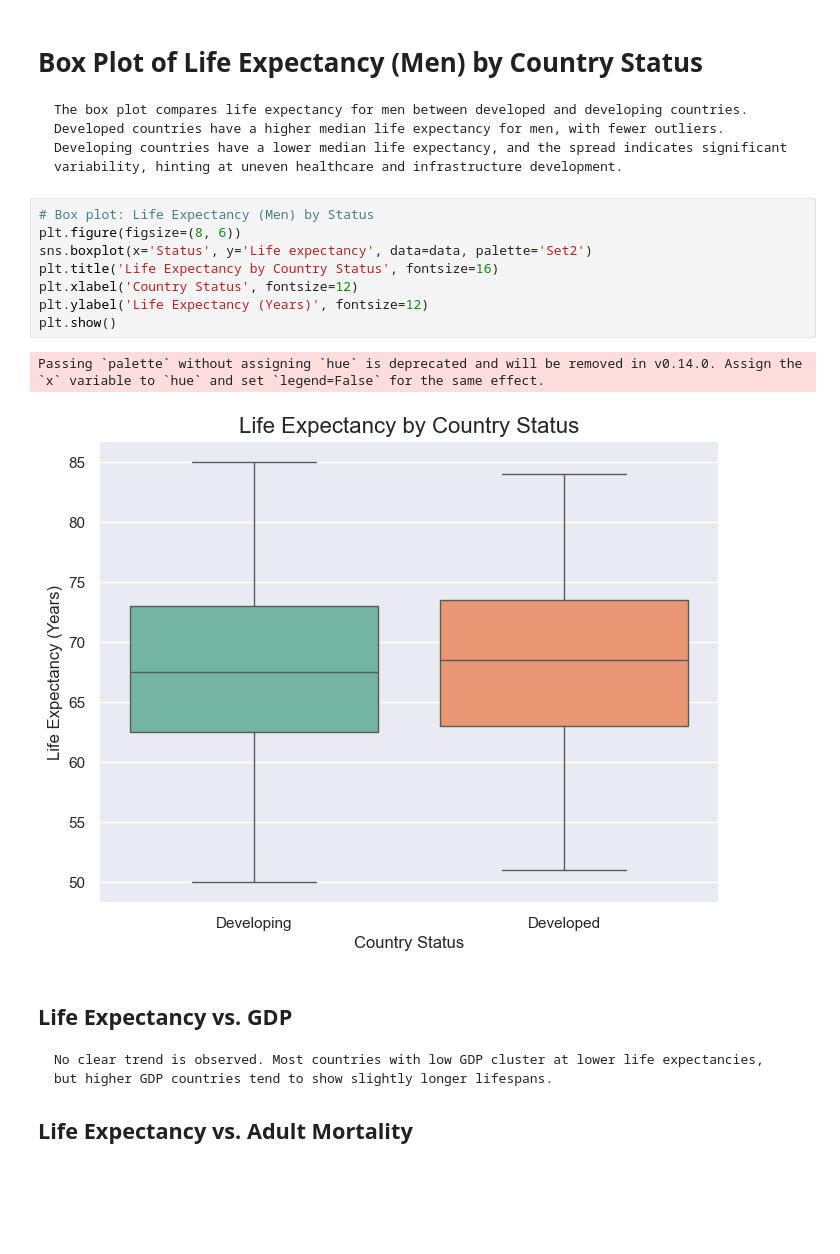
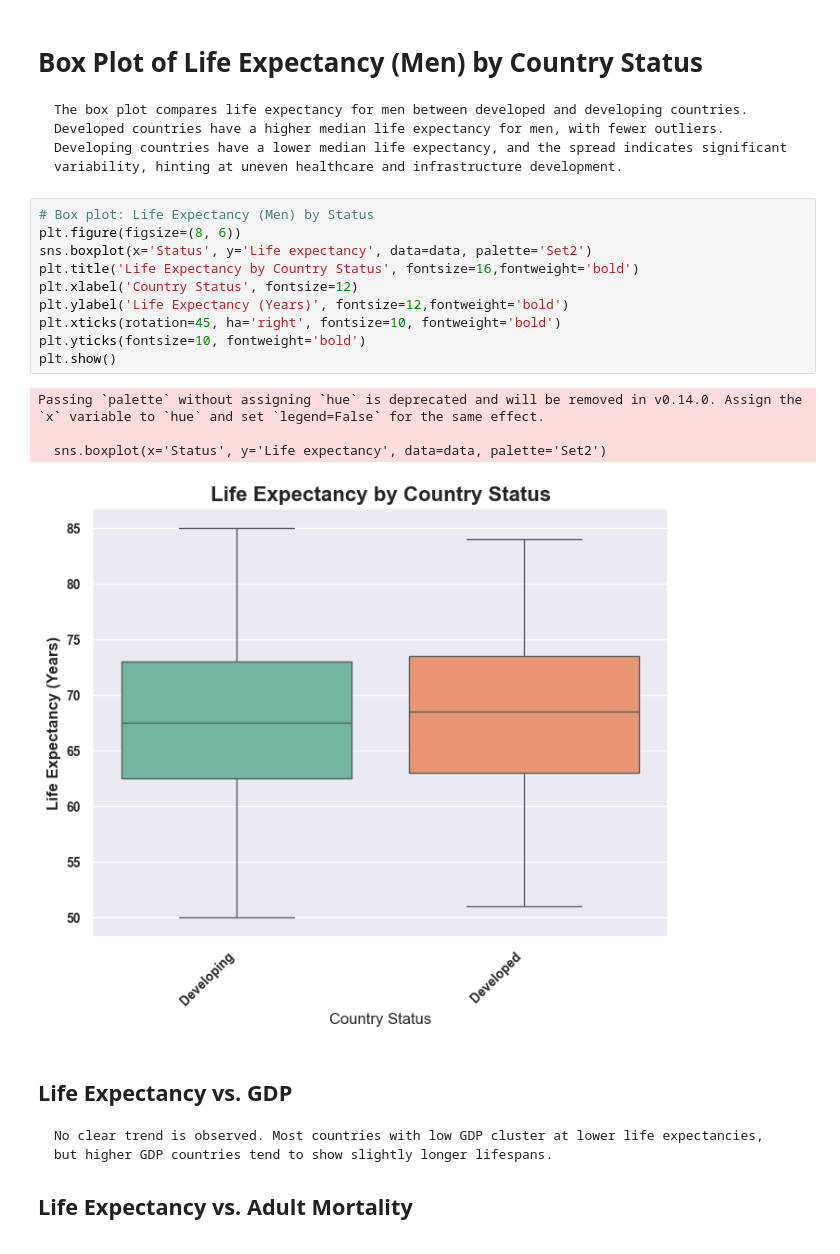
Before and after one commit to saeedsahar/clustering-and-fitting, a Jupyter notebook: Clustering-and-Ftting-Assignment-2.ipynb, the cells around one changed output. Drawn from its saved outputs; the diff is of its cells as text; blank space fills up the shorter version.

```diff
--- a/Clustering-and-Ftting-Assignment-2.ipynb
+++ b/Clustering-and-Ftting-Assignment-2.ipynb
@@ -576,14 +613,18 @@ Passing `palette` without assigning `hue` is deprecated and will be removed in v
 # %%
 # Box plot: Life Expectancy (Men) by Status
 plt.figure(figsize=(8, 6))
 sns.boxplot(x='Status', y='Life expectancy', data=data, palette='Set2')
-plt.title('Life Expectancy by Country Status', fontsize=16)
+plt.title('Life Expectancy by Country Status', fontsize=16,fontweight='bold')
 plt.xlabel('Country Status', fontsize=12)
-plt.ylabel('Life Expectancy (Years)', fontsize=12)
+plt.ylabel('Life Expectancy (Years)', fontsize=12,fontweight='bold')
+plt.xticks(rotation=45, ha='right', fontsize=10, fontweight='bold')
+plt.yticks(fontsize=10, fontweight='bold')
 plt.show()
 # %% [output]
 Passing `palette` without assigning `hue` is deprecated and will be removed in v0.14.0. Assign the `x` variable to `hue` and set `legend=False` for the same effect.
+
+  sns.boxplot(x='Status', y='Life expectancy', data=data, palette='Set2')
-[figure, old version]
+[figure, new version]
 # %% [markdown]
 
 ##  Life Expectancy vs. GDP
```
Also changed, not shown: parts of 23 cells of this notebook, 3 other files.
